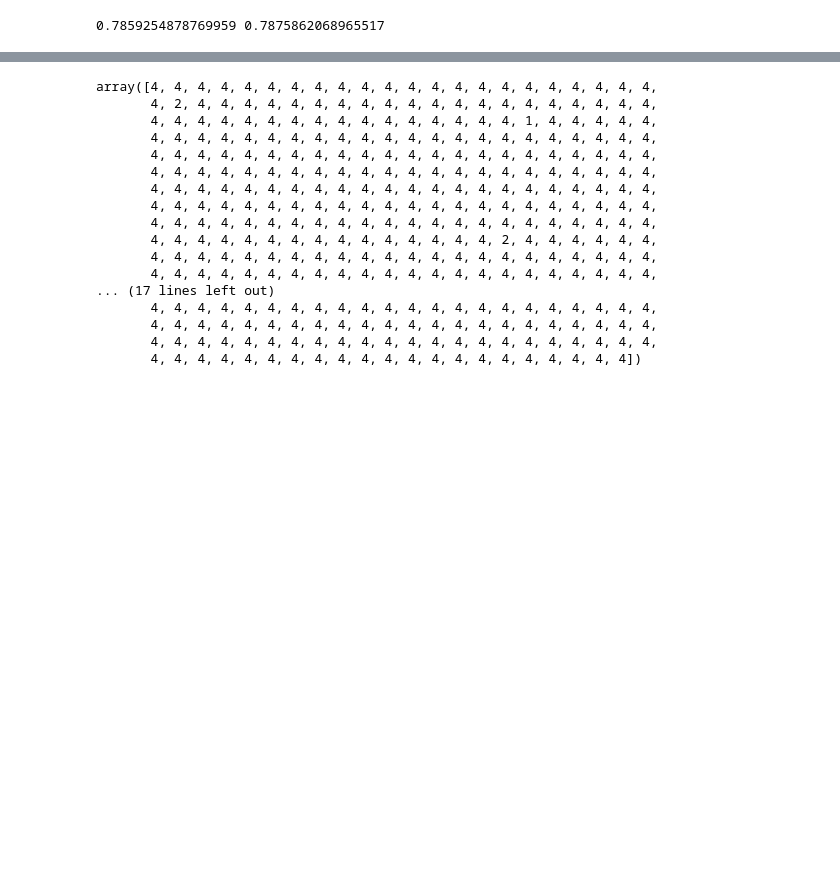
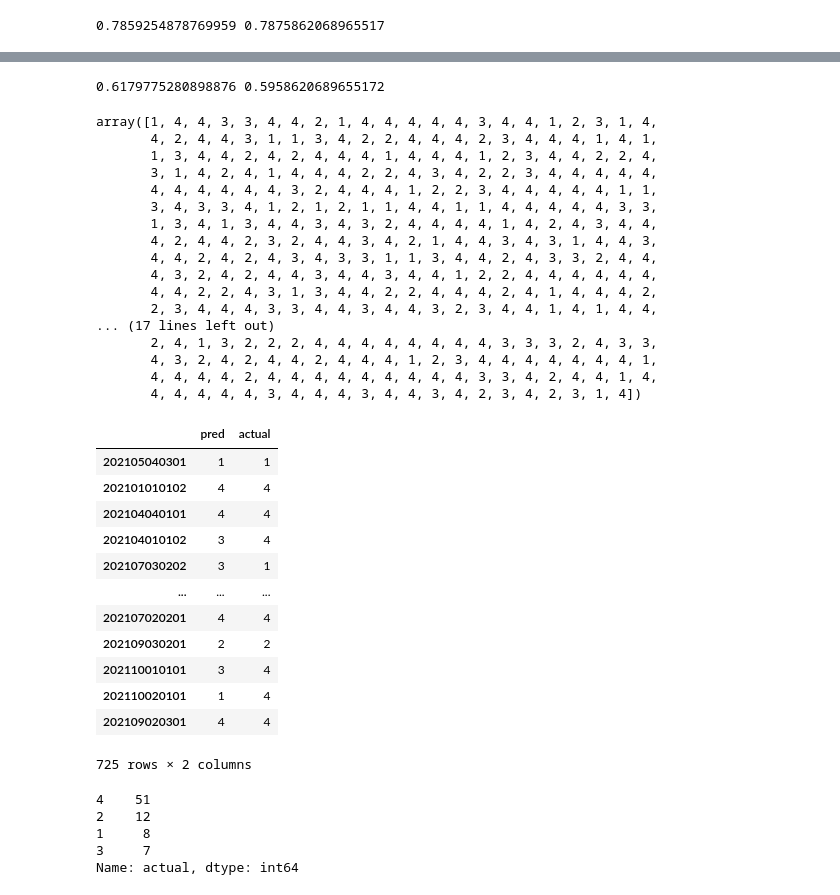
Before and after one commit to abe-masafumi/sklran-test, a Jupyter notebook: hourse_data/ロジスティック回帰.ipynb, the cells around one changed output, grey strips where cells are left out. Drawn from its saved outputs; the diff is of its cells as text; code cells hidden in the pictures; blank space fills up the shorter version.

```diff
--- a/hourse_data/ロジスティック回帰.ipynb
+++ b/hourse_data/ロジスティック回帰.ipynb
@@ -118,0 +127,9 @@ print(model.score(X_train,y_train),model.score(X_test,y_test))
+# %%
+from imblearn.under_sampling import RandomUnderSampler
+
+rank_1 = y_train.value_counts()[1]
+rank_2 = y_train.value_counts()[2]
+rank_3 = y_train.value_counts()[3]
+
+rus = RandomUnderSampler(sampling_strategy="auto",random_state=None,replacement=False)
+X_train_rus,y_train_rus = rus.fit_resample(X_train,y_train)
@@ -118,0 +144,3 @@ print(model.score(X_train,y_train),model.score(X_test,y_test))
+# %%
+model = LogisticRegression()
+model.fit(X_train_rus,y_train_rus)
@@ -119,21 +156,50 @@ print(model.score(X_train,y_train),model.score(X_test,y_test))
+# %%
+print(model.score(X_train,y_train),model.score(X_test,y_test))
+# %% [output]
+0.6179775280898876 0.5958620689655172
 # %%
-y_predd = model.predict(X_test)
-y_predd
+y_pred = model.predict(X_test)
+y_pred
 # %% [output]
-array([4, 4, 4, 4, 4, 4, 4, 4, 4, 4, 4, 4, 4, 4, 4, 4, 4, 4, 4, 4, 4, 4,
-       4, 2, 4, 4, 4, 4, 4, 4, 4, 4, 4, 4, 4, 4, 4, 4, 4, 4, 4, 4, 4, 4,
-       4, 4, 4, 4, 4, 4, 4, 4, 4, 4, 4, 4, 4, 4, 4, 4, 1, 4, 4, 4, 4, 4,
-       4, 4, 4, 4, 4, 4, 4, 4, 4, 4, 4, 4, 4, 4, 4, 4, 4, 4, 4, 4, 4, 4,
-       4, 4, 4, 4, 4, 4, 4, 4, 4, 4, 4, 4, 4, 4, 4, 4, 4, 4, 4, 4, 4, 4,
-       4, 4, 4, 4, 4, 4, 4, 4, 4, 4, 4, 4, 4, 4, 4, 4, 4, 4, 4, 4, 4, 4,
-       4, 4, 4, 4, 4, 4, 4, 4, 4, 4, 4, 4, 4, 4, 4, 4, 4, 4, 4, 4, 4, 4,
-       4, 4, 4, 4, 4, 4, 4, 4, 4, 4, 4, 4, 4, 4, 4, 4, 4, 4, 4, 4, 4, 4,
-       4, 4, 4, 4, 4, 4, 4, 4, 4, 4, 4, 4, 4, 4, 4, 4, 4, 4, 4, 4, 4, 4,
-       4, 4, 4, 4, 4, 4, 4, 4, 4, 4, 4, 4, 4, 4, 4, 2, 4, 4, 4, 4, 4, 4,
-       4, 4, 4, 4, 4, 4, 4, 4, 4, 4, 4, 4, 4, 4, 4, 4, 4, 4, 4, 4, 4, 4,
-       4, 4, 4, 4, 4, 4, 4, 4, 4, 4, 4, 4, 4, 4, 4, 4, 4, 4, 4, 4, 4, 4,
+array([1, 4, 4, 3, 3, 4, 4, 2, 1, 4, 4, 4, 4, 4, 3, 4, 4, 1, 2, 3, 1, 4,
+       4, 2, 4, 4, 3, 1, 1, 3, 4, 2, 2, 4, 4, 4, 2, 3, 4, 4, 4, 1, 4, 1,
+       1, 3, 4, 4, 2, 4, 2, 4, 4, 4, 1, 4, 4, 4, 1, 2, 3, 4, 4, 2, 2, 4,
+       3, 1, 4, 2, 4, 1, 4, 4, 4, 2, 2, 4, 3, 4, 2, 2, 3, 4, 4, 4, 4, 4,
+       4, 4, 4, 4, 4, 4, 3, 2, 4, 4, 4, 1, 2, 2, 3, 4, 4, 4, 4, 4, 1, 1,
+       3, 4, 3, 3, 4, 1, 2, 1, 2, 1, 1, 4, 4, 1, 1, 4, 4, 4, 4, 4, 3, 3,
+       1, 3, 4, 1, 3, 4, 4, 3, 4, 3, 2, 4, 4, 4, 4, 1, 4, 2, 4, 3, 4, 4,
+       4, 2, 4, 4, 2, 3, 2, 4, 4, 3, 4, 2, 1, 4, 4, 3, 4, 3, 1, 4, 4, 3,
+       4, 4, 2, 4, 2, 4, 3, 4, 3, 3, 1, 1, 3, 4, 4, 2, 4, 3, 3, 2, 4, 4,
+       4, 3, 2, 4, 2, 4, 4, 3, 4, 4, 3, 4, 4, 1, 2, 2, 4, 4, 4, 4, 4, 4,
+       4, 4, 2, 2, 4, 3, 1, 3, 4, 4, 2, 2, 4, 4, 4, 2, 4, 1, 4, 4, 4, 2,
+       2, 3, 4, 4, 4, 3, 3, 4, 4, 3, 4, 4, 3, 2, 3, 4, 4, 1, 4, 1, 4, 4,
 ... (17 lines left out)
-       4, 4, 4, 4, 4, 4, 4, 4, 4, 4, 4, 4, 4, 4, 4, 4, 4, 4, 4, 4, 4, 4,
-       4, 4, 4, 4, 4, 4, 4, 4, 4, 4, 4, 4, 4, 4, 4, 4, 4, 4, 4, 4, 4, 4,
-       4, 4, 4, 4, 4, 4, 4, 4, 4, 4, 4, 4, 4, 4, 4, 4, 4, 4, 4, 4, 4, 4,
-       4, 4, 4, 4, 4, 4, 4, 4, 4, 4, 4, 4, 4, 4, 4, 4, 4, 4, 4, 4, 4])
+       2, 4, 1, 3, 2, 2, 2, 4, 4, 4, 4, 4, 4, 4, 4, 3, 3, 3, 2, 4, 3, 3,
+       4, 3, 2, 4, 2, 4, 4, 2, 4, 4, 4, 1, 2, 3, 4, 4, 4, 4, 4, 4, 4, 1,
+       4, 4, 4, 4, 2, 4, 4, 4, 4, 4, 4, 4, 4, 4, 3, 3, 4, 2, 4, 4, 1, 4,
+       4, 4, 4, 4, 4, 3, 4, 4, 4, 3, 4, 4, 3, 4, 2, 3, 4, 2, 3, 1, 4])
+# %%
+pred_df = pd.DataFrame({"pred":y_pred,"actual":y_test})
+pred_df
+# %% [output]
+|  | pred | actual |
+| 202105040301 | 1 | 1 |
+| 202101010102 | 4 | 4 |
+| 202104040101 | 4 | 4 |
+| 202104010102 | 3 | 4 |
+| 202107030202 | 3 | 1 |
+| ... | ... | ... |
+| 202107020201 | 4 | 4 |
+| 202109030201 | 2 | 2 |
+| 202110010101 | 3 | 4 |
+| 202110020101 | 1 | 4 |
+| 202109020301 | 4 | 4 |
+725 rows × 2 columns
+# %%
+pred_df[pred_df["pred"] == 1]["actual"].value_counts()
+# %% [output]
+4    51
+2    12
+1     8
+3     7
+Name: actual, dtype: int64
```
Also changed, not shown: parts of 7 cells of this notebook.
